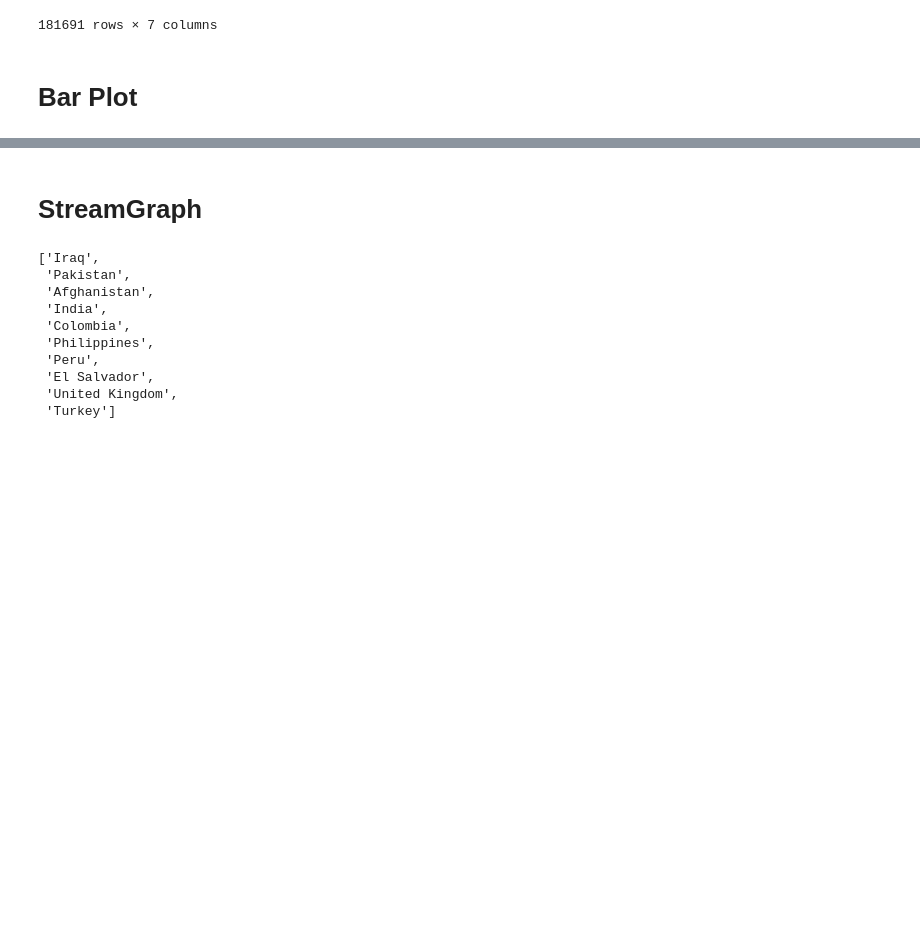
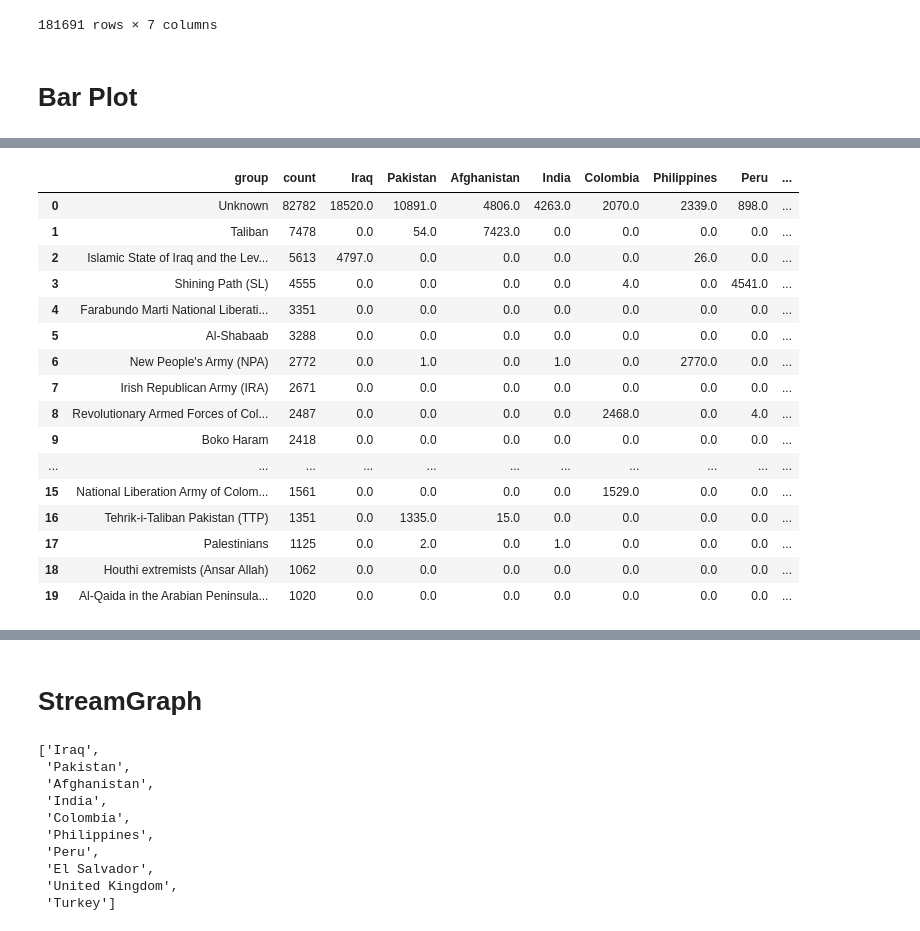
Before and after one commit to VIDITeaching/ECS272-Fall2023, a Jupyter notebook: Homework2/smunir/data/data_processing.ipynb, the cells around one changed output, grey strips where cells are left out. Saved outputs shown, nothing was run; the diff lists cells and outputs as text; code cells hidden in the pictures; blank space fills up the shorter version.

```diff
--- a/Homework2/smunir/data/data_processing.ipynb
+++ b/Homework2/smunir/data/data_processing.ipynb
@@ -31,4 +31,0 @@ Name: success, dtype: int64
-# %%
-df_group['successful'] = df[df.gname.isin(df_group.group)].groupby('gname').success.sum().values
-# %%
-df_group['unsuccessful'] = df[df.gname.isin(df_group.group)].groupby('gname').success.count().values - df_group['successful']
@@ -34,0 +52,30 @@ df_group['unsuccessful'] = df[df.gname.isin(df_group.group)].groupby('gname').su
+# %%
+groups = df_group.group.tolist()
+# %%
+for country in countries:
+    for group in groups:
+        df_group.loc[df_group.group == group, country] = df[(df.country_txt == country) & (df.gname == group)].shape[0]
+
+# also add one for "other" countries
+for group in groups:
+    df_group.loc[df_group.group == group, 'Other'] = df[(~df.country_txt.isin(countries)) & (df.gname == group)].shape[0]
+# %%
+df_group
+# %% [output]
+|  | group | count | Iraq | Pakistan | Afghanistan | India | Colombia | Philippines | Peru | ... |
+| 0 | Unknown | 82782 | 18520.0 | 10891.0 | 4806.0 | 4263.0 | 2070.0 | 2339.0 | 898.0 | ... |
+| 1 | Taliban | 7478 | 0.0 | 54.0 | 7423.0 | 0.0 | 0.0 | 0.0 | 0.0 | ... |
+| 2 | Islamic State of Iraq and the Lev... | 5613 | 4797.0 | 0.0 | 0.0 | 0.0 | 0.0 | 26.0 | 0.0 | ... |
+| 3 | Shining Path (SL) | 4555 | 0.0 | 0.0 | 0.0 | 0.0 | 4.0 | 0.0 | 4541.0 | ... |
+| 4 | Farabundo Marti National Liberati... | 3351 | 0.0 | 0.0 | 0.0 | 0.0 | 0.0 | 0.0 | 0.0 | ... |
+| 5 | Al-Shabaab | 3288 | 0.0 | 0.0 | 0.0 | 0.0 | 0.0 | 0.0 | 0.0 | ... |
+| 6 | New People's Army (NPA) | 2772 | 0.0 | 1.0 | 0.0 | 1.0 | 0.0 | 2770.0 | 0.0 | ... |
+| 7 | Irish Republican Army (IRA) | 2671 | 0.0 | 0.0 | 0.0 | 0.0 | 0.0 | 0.0 | 0.0 | ... |
+| 8 | Revolutionary Armed Forces of Col... | 2487 | 0.0 | 0.0 | 0.0 | 0.0 | 2468.0 | 0.0 | 4.0 | ... |
+| 9 | Boko Haram | 2418 | 0.0 | 0.0 | 0.0 | 0.0 | 0.0 | 0.0 | 0.0 | ... |
+| ... | ... | ... | ... | ... | ... | ... | ... | ... | ... | ... |
+| 15 | National Liberation Army of Colom... | 1561 | 0.0 | 0.0 | 0.0 | 0.0 | 1529.0 | 0.0 | 0.0 | ... |
+| 16 | Tehrik-i-Taliban Pakistan (TTP) | 1351 | 0.0 | 1335.0 | 15.0 | 0.0 | 0.0 | 0.0 | 0.0 | ... |
+| 17 | Palestinians | 1125 | 0.0 | 2.0 | 0.0 | 1.0 | 0.0 | 0.0 | 0.0 | ... |
+| 18 | Houthi extremists (Ansar Allah) | 1062 | 0.0 | 0.0 | 0.0 | 0.0 | 0.0 | 0.0 | 0.0 | ... |
+| 19 | Al-Qaida in the Arabian Peninsula... | 1020 | 0.0 | 0.0 | 0.0 | 0.0 | 0.0 | 0.0 | 0.0 | ... |
```
Also changed, not shown: parts of 7 cells of this notebook, 25 other files.
